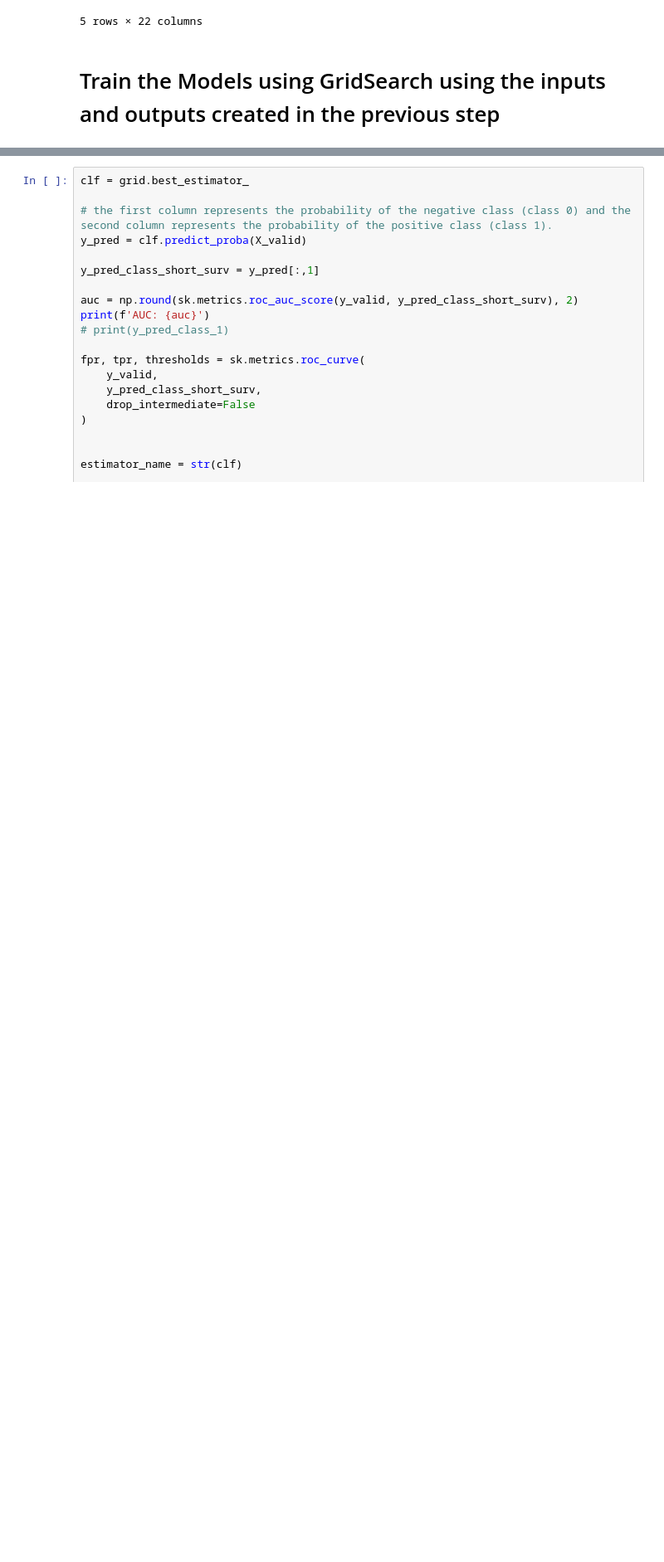
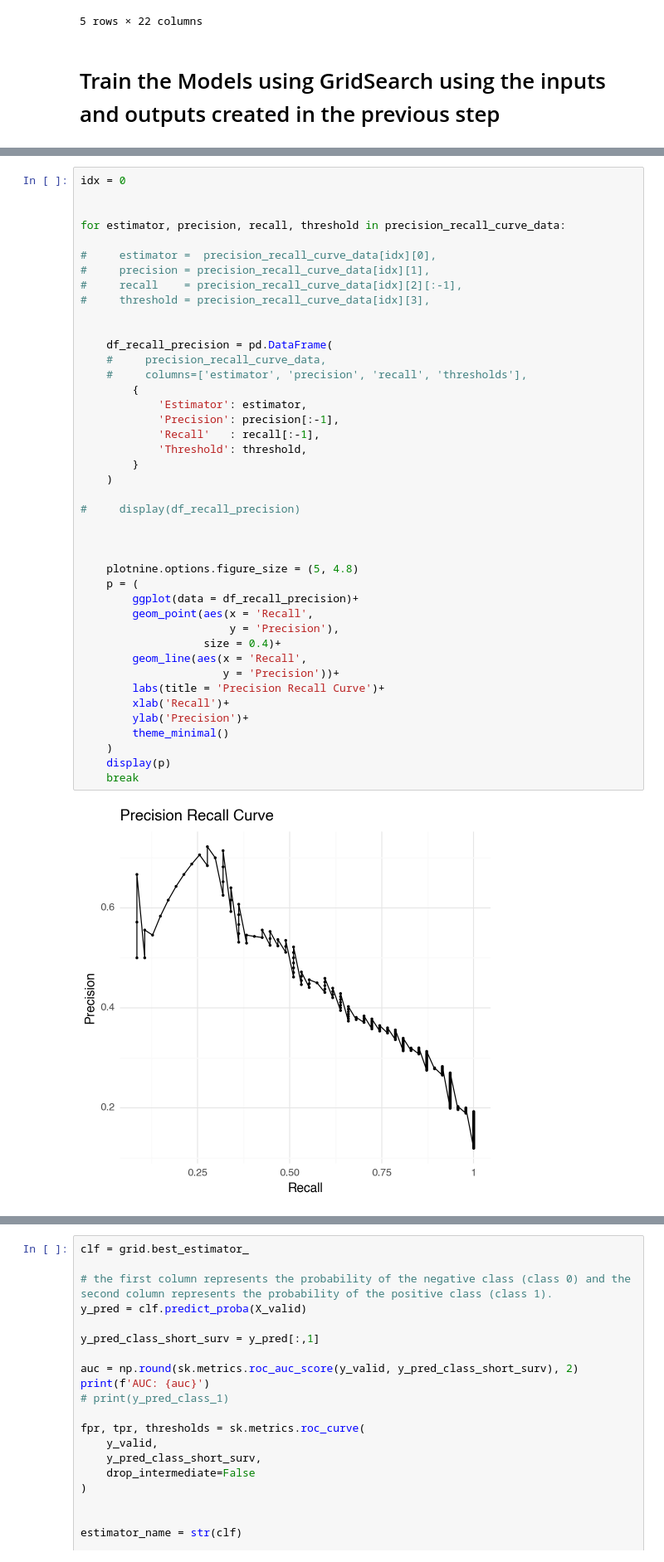
Before and after one commit to fabianopapaiz/als_prognosis_using_ensemble_imbalance, a Jupyter notebook: 05_Train_Validate_Models/05.10.1 - Single-Model Scenario - Train Models using Grid Search.ipynb, the cells around one changed output, grey strips where cells are left out. Shown at 83% size. Drawn from its saved outputs; the diff is of its cells as text; blank space fills up the shorter version.

```diff
--- a/05_Train_Validate_Models/05.10.1 - Single-Model Scenario - Train Models using Grid Search.ipynb
+++ b/05_Train_Validate_Models/05.10.1 - Single-Model Scenario - Train Models using Grid Search.ipynb
@@ -180,0 +567,44 @@ array(["class_weight='balanced',max_depth=5,n_estimators=50,random_state=42"],
+# %%
+idx = 0
+
+
+for estimator, precision, recall, threshold in precision_recall_curve_data:
+
+#     estimator =  precision_recall_curve_data[idx][0],
+#     precision = precision_recall_curve_data[idx][1],
+#     recall    = precision_recall_curve_data[idx][2][:-1],
+#     threshold = precision_recall_curve_data[idx][3],
+
+
+    df_recall_precision = pd.DataFrame(
+    #     precision_recall_curve_data,
+    #     columns=['estimator', 'precision', 'recall', 'thresholds'],
+        {
+            'Estimator': estimator,
+            'Precision': precision[:-1],
+            'Recall'   : recall[:-1],
+            'Threshold': threshold,
+        }
+    )
+
+#     display(df_recall_precision)
+
+
+
+    plotnine.options.figure_size = (5, 4.8)
+    p = (
+        ggplot(data = df_recall_precision)+
+        geom_point(aes(x = 'Recall',
+                       y = 'Precision'),
+                   size = 0.4)+
+        geom_line(aes(x = 'Recall',
+                      y = 'Precision'))+
+        labs(title = 'Precision Recall Curve')+
+        xlab('Recall')+
+        ylab('Precision')+
+        theme_minimal()
+    )
+    display(p)
+    break
+# %% [output]
+[figure, added]
```
Also changed, not shown: parts of 11 cells of this notebook, 2 other files.
